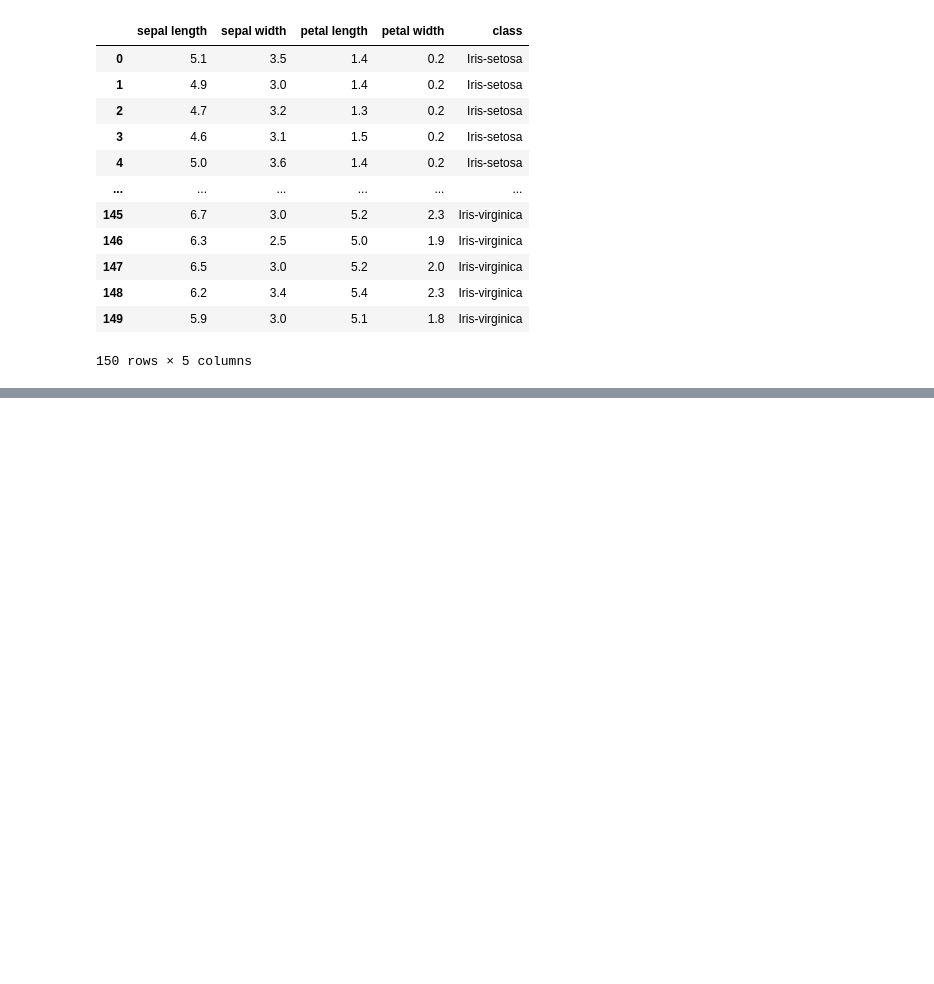
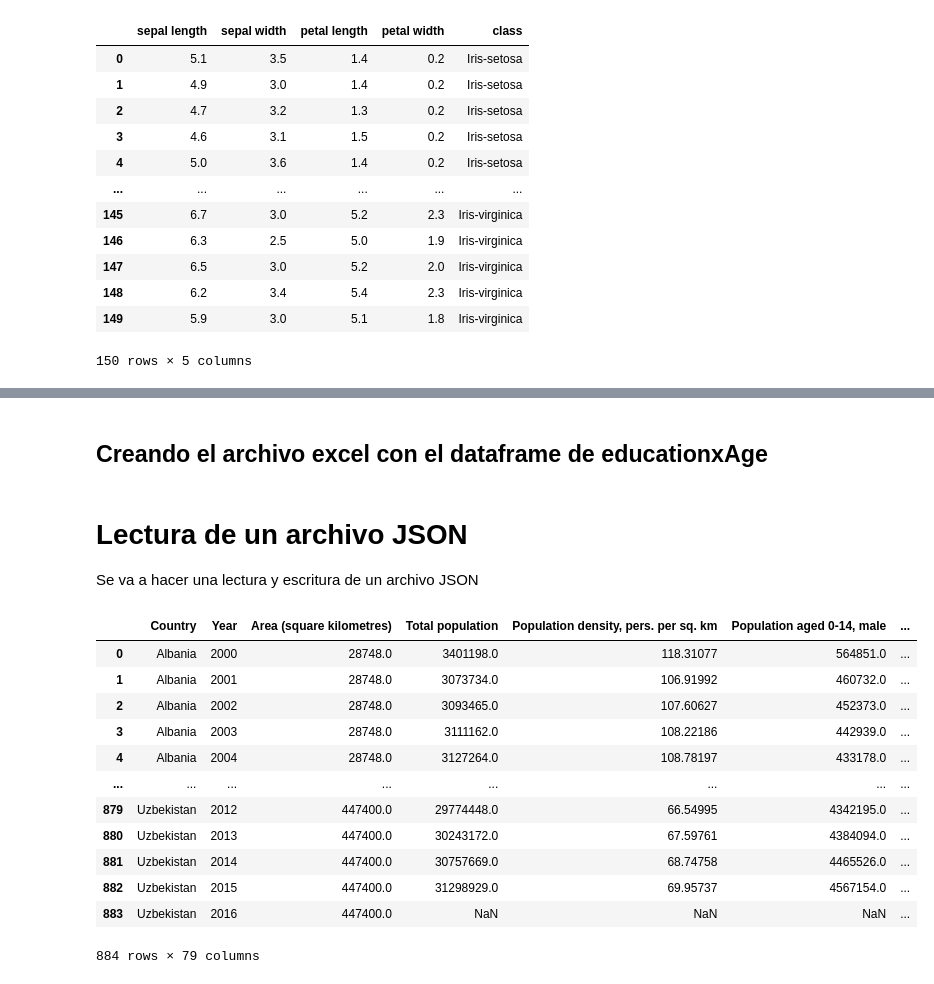
Before and after one commit to jpsanchezg/Intro-AI, a Jupyter notebook: laboratoriosIntroIA/probandolibrerias.ipynb, the cells around one changed output, grey strips where cells are left out. Cells and saved outputs as stored; diff of their text form; code cells hidden in the pictures; blank space fills up the shorter version.

```diff
--- a/laboratoriosIntroIA/probandolibrerias.ipynb
+++ b/laboratoriosIntroIA/probandolibrerias.ipynb
@@ -48,0 +141,2 @@ Name: sepal length, Length: 150, dtype: bool
+# %% [markdown]
+## Creando el archivo excel con el dataframe de educationxAge
@@ -48,0 +145,20 @@ Name: sepal length, Length: 150, dtype: bool
+# %% [markdown]
+# Lectura de un archivo JSON
+Se va a hacer una lectura y escritura de un archivo JSON
+# %%
+dfJson = pd.read_json("unece.json")
+dfJson
+# %% [output]
+|  | Country | Year | Area (square kilometres) | Total population | Population density, pers. per sq. km | Population aged 0-14, male | ... |
+| 0 | Albania | 2000 | 28748.0 | 3401198.0 | 118.31077 | 564851.0 | ... |
+| 1 | Albania | 2001 | 28748.0 | 3073734.0 | 106.91992 | 460732.0 | ... |
+| 2 | Albania | 2002 | 28748.0 | 3093465.0 | 107.60627 | 452373.0 | ... |
+| 3 | Albania | 2003 | 28748.0 | 3111162.0 | 108.22186 | 442939.0 | ... |
+| 4 | Albania | 2004 | 28748.0 | 3127264.0 | 108.78197 | 433178.0 | ... |
+| ... | ... | ... | ... | ... | ... | ... | ... |
+| 879 | Uzbekistan | 2012 | 447400.0 | 29774448.0 | 66.54995 | 4342195.0 | ... |
+| 880 | Uzbekistan | 2013 | 447400.0 | 30243172.0 | 67.59761 | 4384094.0 | ... |
+| 881 | Uzbekistan | 2014 | 447400.0 | 30757669.0 | 68.74758 | 4465526.0 | ... |
+| 882 | Uzbekistan | 2015 | 447400.0 | 31298929.0 | 69.95737 | 4567154.0 | ... |
+| 883 | Uzbekistan | 2016 | 447400.0 | NaN | NaN | NaN | ... |
+884 rows × 79 columns
```
Also changed, not shown: parts of 27 cells of this notebook, 6 other files.
